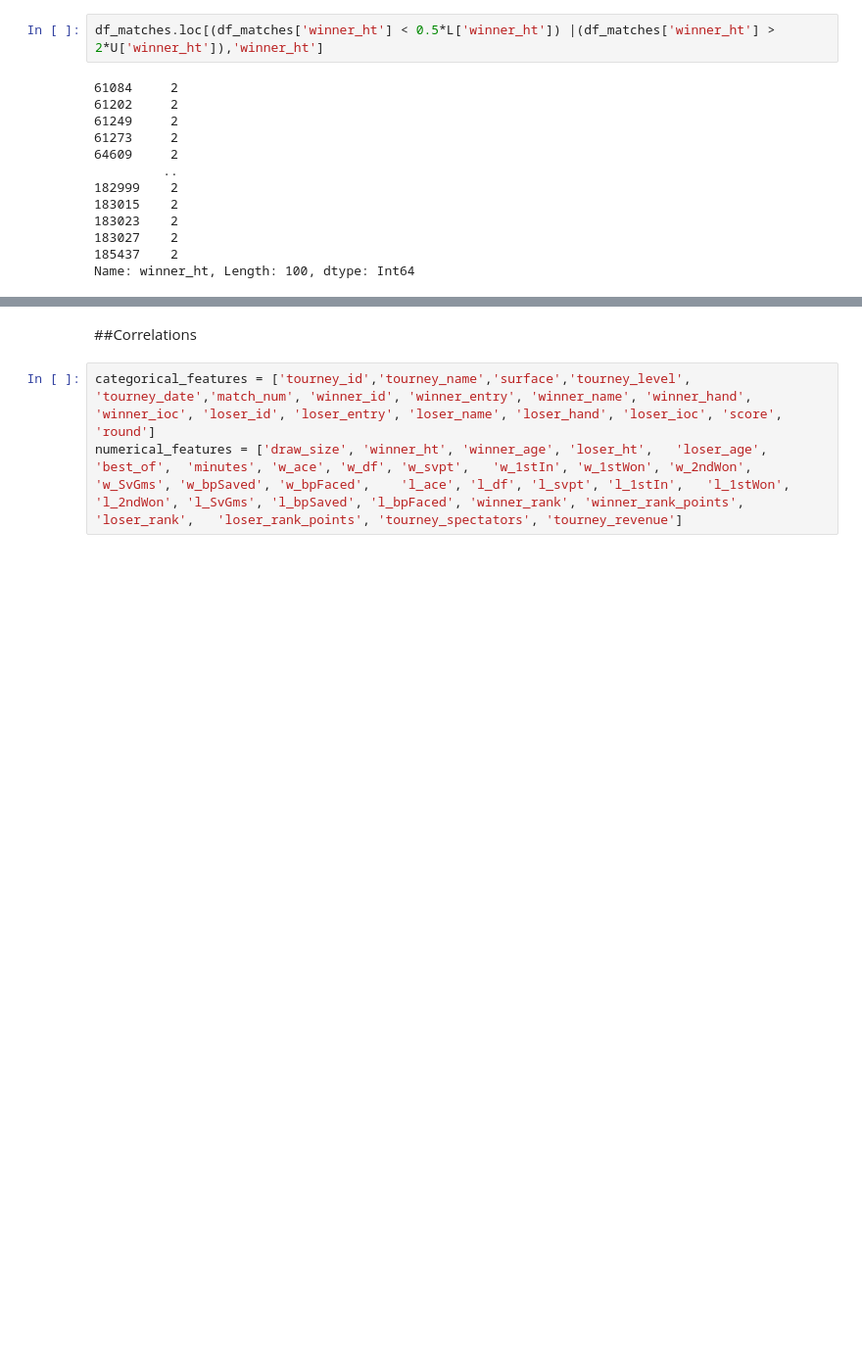
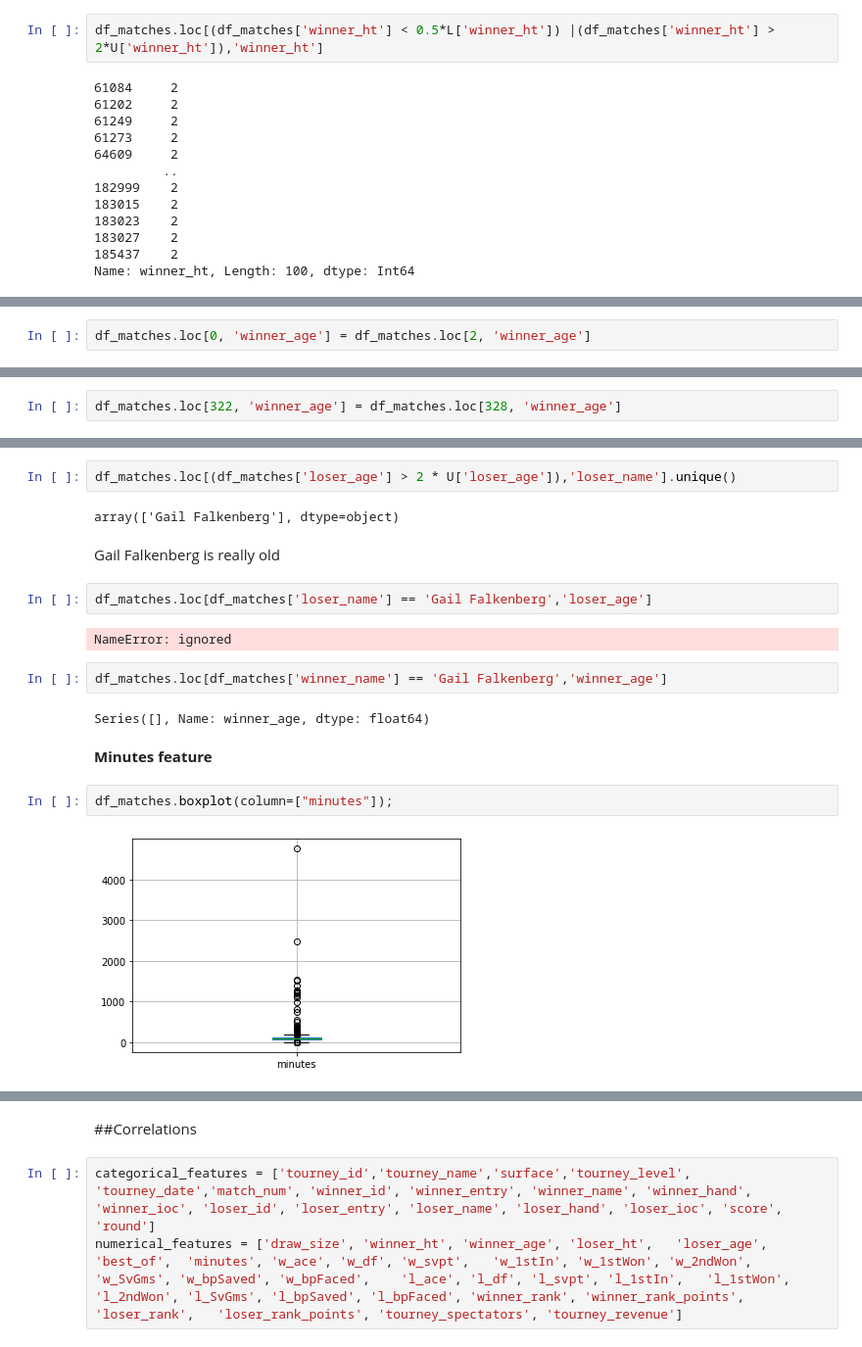
Before and after one commit to nikodallanoce/DataMiningProject, a Jupyter notebook: DM_14_TASK1/DM_14_TASK1.ipynb, the cells around one changed output, grey strips where cells are left out. Shown at 98% size. Saved outputs shown, nothing was run; the diff lists cells and outputs as text; blank space fills up the shorter version.

```diff
--- a/DM_14_TASK1/DM_14_TASK1.ipynb
+++ b/DM_14_TASK1/DM_14_TASK1.ipynb
@@ -590,0 +733,2 @@ df_matches[(df_matches['winner_age'] < (Q1['winner_age'] - 3 * IQR['winner_age']
+# %%
+df_matches.loc[0, 'winner_age'] = df_matches.loc[2, 'winner_age']
@@ -590,0 +782,2 @@ df_matches[(df_matches['winner_age'] < (Q1['winner_age'] - 3 * IQR['winner_age']
+# %%
+df_matches.loc[322, 'winner_age'] = df_matches.loc[328, 'winner_age']
@@ -590,0 +889,20 @@ df_matches[(df_matches['winner_age'] < (Q1['winner_age'] - 3 * IQR['winner_age']
+# %%
+df_matches.loc[(df_matches['loser_age'] > 2 * U['loser_age']),'loser_name'].unique()
+# %% [output]
+array(['Gail Falkenberg'], dtype=object)
+# %% [markdown]
+Gail Falkenberg is really old
+# %%
+df_matches.loc[df_matches['loser_name'] == 'Gail Falkenberg','loser_age']
+# %% [output]
+NameError: ignored
+# %%
+df_matches.loc[df_matches['winner_name'] == 'Gail Falkenberg','winner_age']
+# %% [output]
+Series([], Name: winner_age, dtype: float64)
+# %% [markdown]
+**Minutes feature**
+# %%
+df_matches.boxplot(column=["minutes"]);
+# %% [output]
+[figure, added]
```
Also changed, not shown: parts of 113 cells of this notebook.
